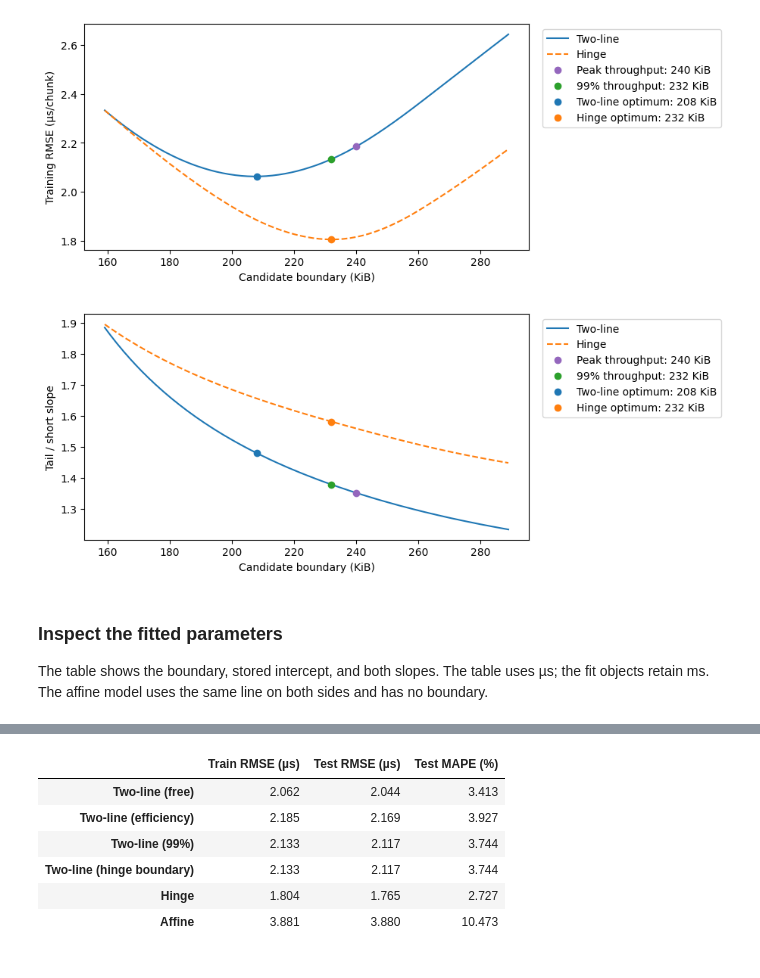
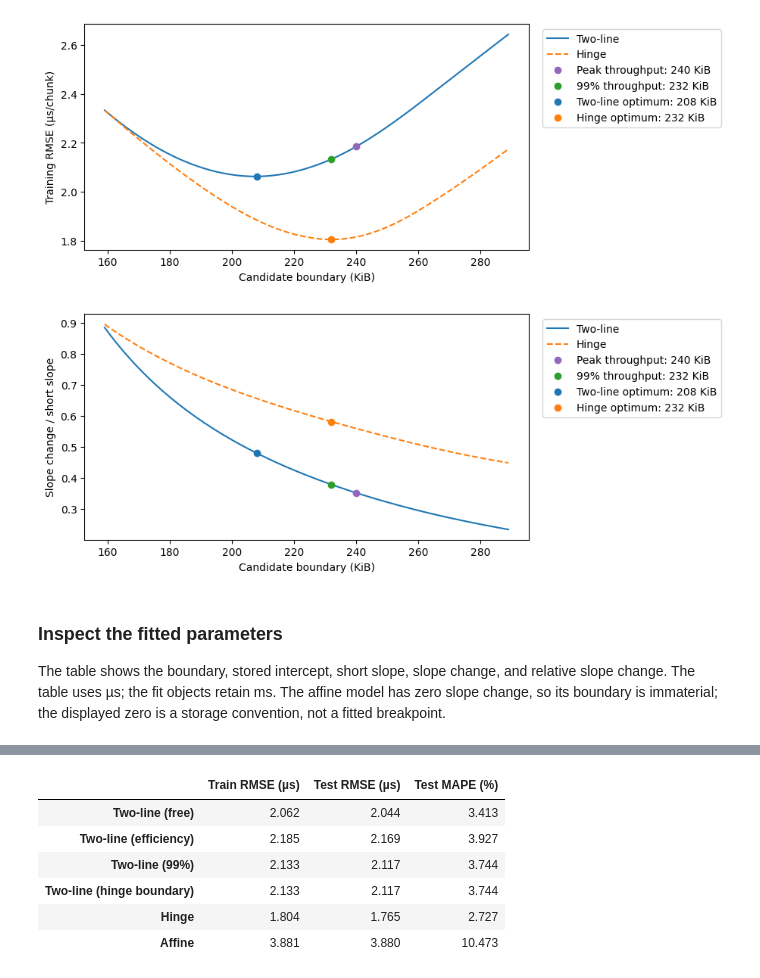
Before and after one commit to yabsed/vlm-in-flash-jupyter, a Jupyter notebook: results/01/01_02_chunk_latency.ipynb, the cells around one changed output, grey strips where cells are left out. Saved outputs shown, nothing was run; the diff lists cells and outputs as text; code cells hidden in the pictures.

```diff
--- a/results/01/01_02_chunk_latency.ipynb
+++ b/results/01/01_02_chunk_latency.ipynb
@@ -38,14 +38,14 @@ measurements.head()
 | 3 | 0 | 3 | 149 | 0.031823 | 4572.362281 | 15 | 512 |
 | 4 | 0 | 4 | 196 | 0.035131 | 5448.358920 | 15 | 512 |
 # %%
-sizes  = np.sort(measurements["size_kib"].unique()) # KiB, (432,)
-sweeps = np.sort(measurements["sweep"]   .unique()) #      (  7,)
+sizes   = np.sort(measurements["size_kib"].unique()) # KiB, (432,)
+repeats = np.sort(measurements["repeat"]  .unique()) #      (  7,)
 
 latency_table = (
     measurements.pivot(
-        index="size_kib",
-        columns="sweep",
-        values="latency_ms",
+        index   = "size_kib",
+        columns = "repeat",
+        values  = "latency_ms",
     )
     .sort_index()
     .sort_index(axis=1)
@@ -277,14 +290,14 @@ def fit_hinge(sizes, latencies, *, boundary):
         np.maximum(sizes - boundary, 0),
     ))
 
-    intercept, short_slope, delta =\
+    intercept, short_slope, slope_change =\
           np.linalg.lstsq(design, latencies, rcond=None)[0]
 
     return LatencyFit(
-        intercept   = intercept,
-        short_slope = short_slope,
-        tail_slope  = short_slope + delta,
-        boundary    = boundary,
+        intercept    = intercept,
+        short_slope  = short_slope,
+        slope_change = slope_change,
+        boundary     = boundary,
     )
 # %%
 def fit_affine(sizes, latencies):
@@ -407,59 +432,69 @@ fig, ax = plt.subplots(
     layout="constrained",
 )
 
-# Step 1. draw slope ratios across candidate boundaries
+# Step 1. draw relative slope changes across candidate boundaries
 
 ax.plot(
     sizes[mask],
-    [two_line_fits[size].tail_slope / two_line_fits[size].short_slope
+    [two_line_fits[size].slope_change / two_line_fits[size].short_slope
      for size in sizes[mask]],
     label = "Two-line",
 )
 ax.plot(
     sizes[mask],
-    [hinge_fits[size].tail_slope / hinge_fits[size].short_slope
+    [hinge_fits[size].slope_change / hinge_fits[size].short_slope
      for size in sizes[mask]],
     linestyle = "--",
     label     = "Hinge",
 )
 
-# Step 2. mark selected boundaries on their ratio curves
+# Step 2. mark selected boundaries on the two-line curve
 
-slope_boundaries = [
-    ( "Peak throughput",  peak_throughput_size, two_line_fits, "tab:purple"),
-    (  "99% throughput", throughput_99pct_size, two_line_fits, "tab:green"),
-    ("Two-line optimum",     two_line_boundary, two_line_fits, "tab:blue"),
-    (   "Hinge optimum",        hinge_boundary,    hinge_fits, "tab:orange"),
+two_line_boundaries = [
+    ( "Peak throughput",  peak_throughput_size, "tab:purple"),
+    (  "99% throughput", throughput_99pct_size, "tab:green"),
+    ("Two-line optimum",     two_line_boundary, "tab:blue"),
 ]
 
-for name, boundary, fits, color in slope_boundaries:
-    fit = fits[boundary]
+for name, boundary, color in two_line_boundaries:
+    fit = two_line_fits[boundary]
     ax.plot(
         boundary,
-        fit.tail_slope / fit.short_slope,
+        fit.slope_change / fit.short_slope,
         "o",
         color=color,
         label=f"{name}: {boundary:g} KiB",
     )
 
+# Step 3. mark the optimum on the hinge curve
+
+fit = hinge_fits[hinge_boundary]
+ax.plot(
+    hinge_boundary,
+    fit.slope_change / fit.short_slope,
+    "o",
+    color="tab:orange",
+    label=f"Hinge optimum: {hinge_boundary:g} KiB",
+)
+
 # Finish
 
 ax.set(
     xlabel = "Candidate boundary (KiB)",
-    ylabel = "Tail / short slope",
+    ylabel = "Slope change / short slope",
 )
 ax.legend(
     loc="upper left",
     bbox_to_anchor=(1.02, 1),
 )
 
 plt.show()
 # %% [output]
-[figure, old version]
+[figure, new version]
 # %% [markdown]
 ### Inspect the fitted parameters
 
-The table shows the boundary, stored intercept, and both slopes. The table uses µs; the fit objects retain ms. The affine model uses the same line on both sides and has no boundary.
+The table shows the boundary, stored intercept, short slope, slope change, and relative slope change. The table uses µs; the fit objects retain ms. The affine model has zero slope change, so its boundary is immaterial; the displayed zero is a storage convention, not a fitted breakpoint.
 # %%
 models = {
 
```
Also changed, not shown: parts of 23 cells of this notebook, 9 other files.
